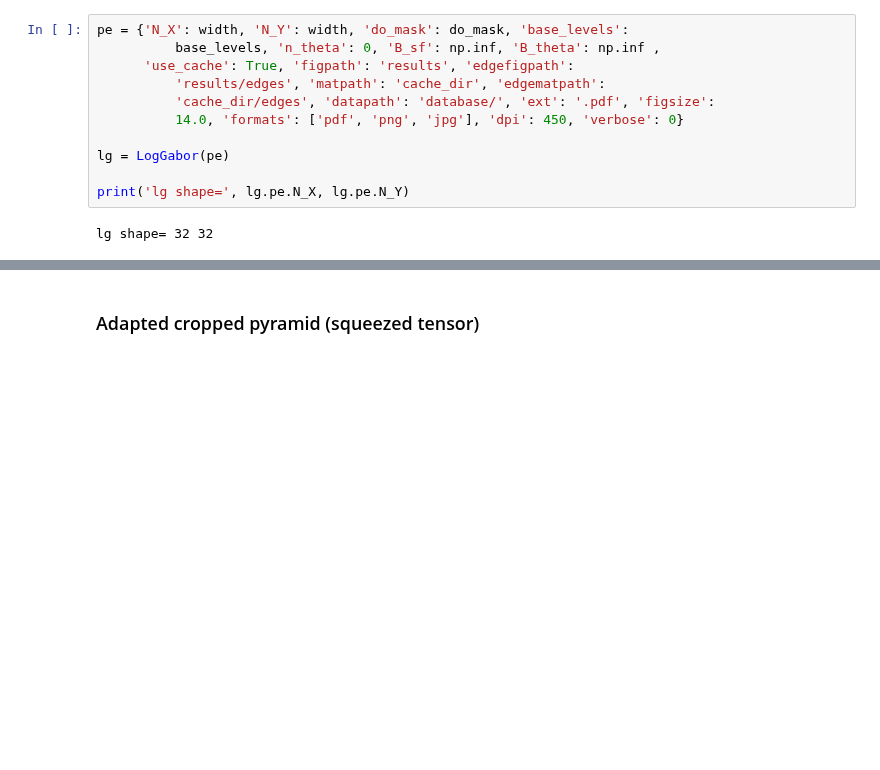
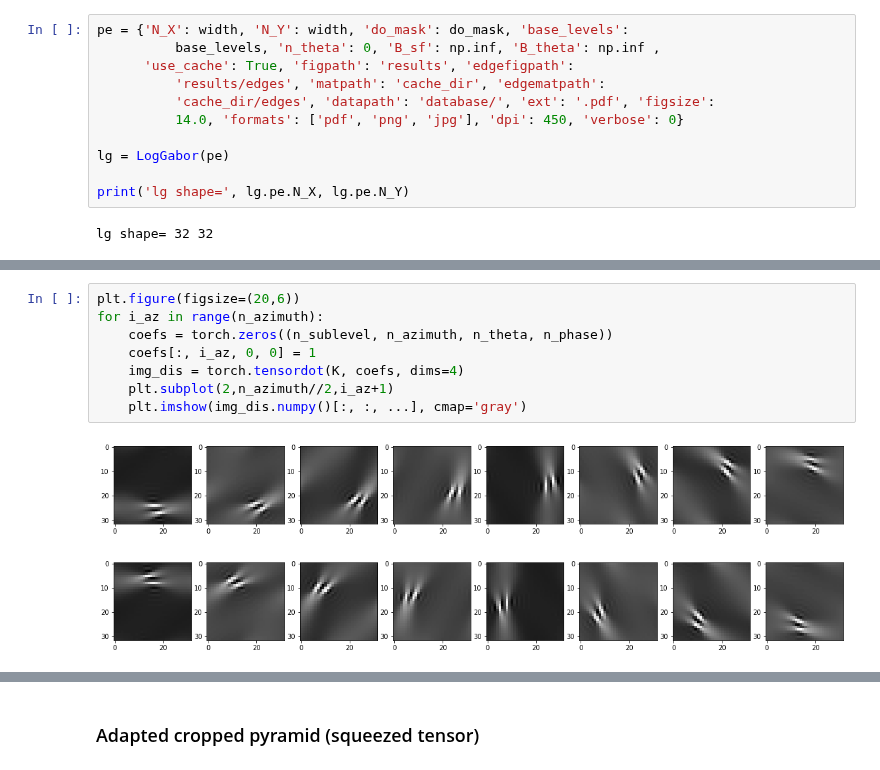
Before and after one commit to dabane-ghassan/int-lab-book, a Jupyter notebook: src/stn_128x128-POLO-tests.ipynb, the cells around one changed output, grey strips where cells are left out. Drawn from its saved outputs; the diff is of its cells as text; blank space fills up the shorter version.

```diff
--- a/src/stn_128x128-POLO-tests.ipynb
+++ b/src/stn_128x128-POLO-tests.ipynb
@@ -95,0 +115,10 @@ K min max= tensor(-0.3125) tensor(1.)
+# %%
+plt.figure(figsize=(20,6))
+for i_az in range(n_azimuth):
+    coefs = torch.zeros((n_sublevel, n_azimuth, n_theta, n_phase))
+    coefs[:, i_az, 0, 0] = 1
+    img_dis = torch.tensordot(K, coefs, dims=4)
+    plt.subplot(2,n_azimuth//2,i_az+1)
+    plt.imshow(img_dis.numpy()[:, :, ...], cmap='gray')
+# %% [output]
+[figure, added]
```
Also changed, not shown: parts of 24 cells of this notebook.
